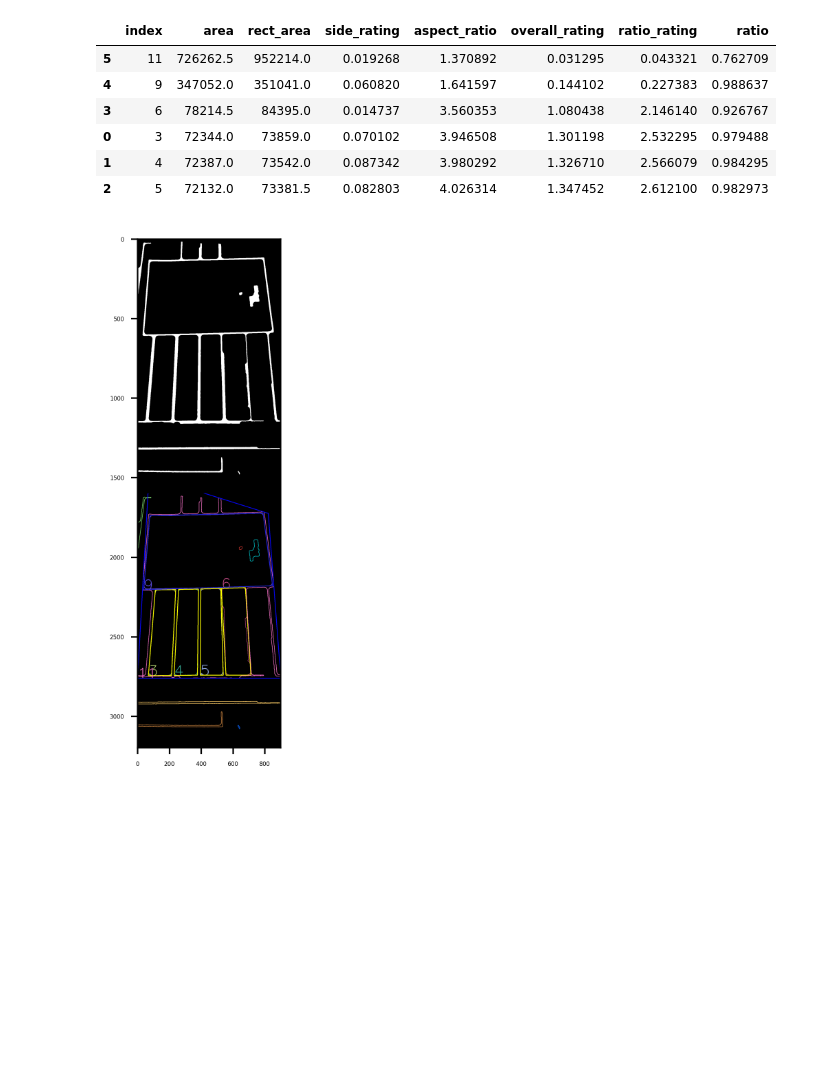
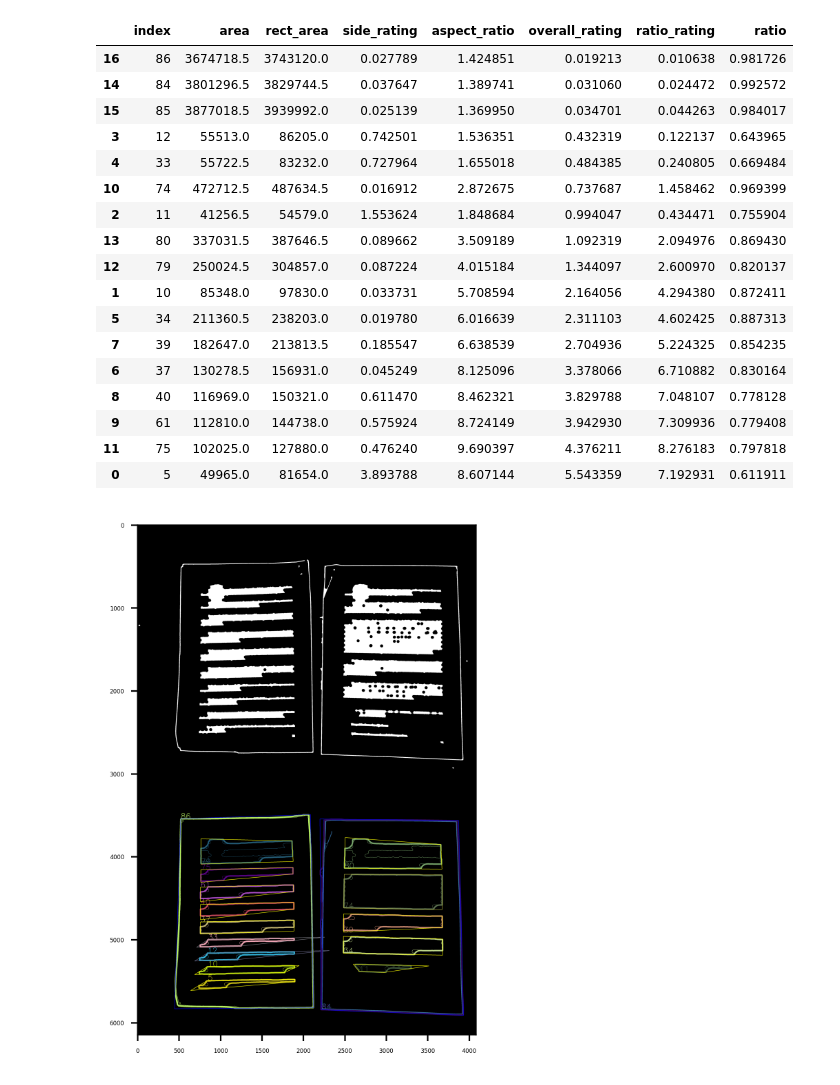
Before and after one commit to FING-PDI-2025/Final-PDI-CurveScan, a Jupyter notebook: src/test.ipynb, the cells around one changed output. Saved outputs shown, nothing was run; the diff lists cells and outputs as text; code cells hidden in the pictures; blank space fills up the shorter version.

Commit message:
Optimize edges by smoothing

```diff
--- a/src/test.ipynb
+++ b/src/test.ipynb
@@ -29,5 +102,5 @@ def lerp_color(color1, color2, t):
 # %%
 good = [34, 35, 37, 38, 60, 80, 83]
-image_path = dataset.images[60]
+image_path = dataset.images[80]
 image = cv.imread(image_path)
-s(image[:, :, ::-1])
+# s(image[:, :, ::-1])
@@ -67,45 +137,6 @@ canny = cv.morphologyEx(canny, cv.MORPH_DILATE, kernel)
 kernel = cv.getStructuringElement(cv.MORPH_ELLIPSE, (35, 35))
 canny = cv.morphologyEx(canny, cv.MORPH_CLOSE, kernel)
 
-# Do connected components, and paint each one in a different color
-# components, labels, stats, centroids = cv.connectedComponentsWithStats(255 - canny)
-# connected_render = np.zeros_like(image)
-# max_area_index = np.argmax(stats[:, cv.CC_STAT_AREA])
-# df = []
-# for i in range(0, components):
-#     x, y, w, h, area = stats[i]
-#     col = color_map(i)  # Default to white if not in color_map
-#     wh = ((labels == i) * 255).astype(np.uint8)
-#     # Find countours on wh
-#     points, heirarchy = cv.findContours(wh, cv.RETR_EXTERNAL, cv.CHAIN_APPROX_SIMPLE)
-#     if len(points) == 0:
-#         points = np.where(wh > 0)
-#         points = np.column_stack((wh[1], wh[0]))
-#         area = len(wh[1])
-#         is_good = True
-#     else:
-#         max_area_idx = np.argmax([cv.contourArea(p) for p in points])
-#         points = points[max_area_idx]
-#         area = cv.contourArea(points)
-#         is_good = np.sum((labels == i)) / area
-#     rect = cv.approxPolyN(points, 4, epsilon_percentage=2)
-#     rect_area = cv.contourArea(rect)
-#     df.append({
-#         'index': i,
-#         'area': area,
-#         'rect_area': rect_area,
-#         'points': points.shape[0],
-#         'is_good': is_good,
-#     })
-#     # if points.shape[0] > 100000:
-#     print(i, area / rect_area, area)
-#
-#     shape = ((labels == i) * 255).astype(np.uint8)
-#     connected_render[labels == i] = col
-#     if i == max_area_index:
-#         print("I: ", i)
-#     connected_render = cv.drawContours(connected_render, [rect], -1, (0, 0, 0), i)
-
 # Connected components doesn't work great because of nested components, E.G. the text.
 
 # Do contour detection on `canny`
@@ -114,11 +145,19 @@ contours, hierarchy = cv.findContours(canny, cv.RETR_LIST, cv.CHAIN_APPROX_SIMPL
 contour_render = np.zeros_like(image)
 for i, contour in enumerate(contours):
     col = np.random.randint(0, 255, size=(3,), dtype=np.uint8)
-    cv.drawContours(contour_render, contours, i, col.tolist(), 2)
     area = cv.contourArea(contour)
     print(contour.shape, area)
+    if area < 150 * 150:
+        continue  # Skip small contours
+    new_contour = smooth_contour(contour)
+    if new_contour is contour:
+        print(f"Failed to smooth contour {i}, area: {area}")
+    contour = new_contour
+    area = cv.contourArea(contour)
     if area < 100 * 100:
         continue  # Skip small contours
+    cv.drawContours(contour_render, contours, i, col.tolist(), 2)
+    cv.drawContours(contour_render, [contour], -1, col.tolist(), 16)
     # Approximate the contour to a polygon
     approx = cv.approxPolyN(contour, 4)
     # Draw the approximated polygon
@@ -173,8 +217,19 @@ df.sort_values(by=['overall_rating'], ascending=True)
 |  | index | area | rect_area | side_rating | aspect_ratio | overall_rating | ratio_rating | ratio |
-| 5 | 11 | 726262.5 | 952214.0 | 0.019268 | 1.370892 | 0.031295 | 0.043321 | 0.762709 |
-| 4 | 9 | 347052.0 | 351041.0 | 0.060820 | 1.641597 | 0.144102 | 0.227383 | 0.988637 |
-| 3 | 6 | 78214.5 | 84395.0 | 0.014737 | 3.560353 | 1.080438 | 2.146140 | 0.926767 |
-| 0 | 3 | 72344.0 | 73859.0 | 0.070102 | 3.946508 | 1.301198 | 2.532295 | 0.979488 |
-| 1 | 4 | 72387.0 | 73542.0 | 0.087342 | 3.980292 | 1.326710 | 2.566079 | 0.984295 |
-| 2 | 5 | 72132.0 | 73381.5 | 0.082803 | 4.026314 | 1.347452 | 2.612100 | 0.982973 |
+| 16 | 86 | 3674718.5 | 3743120.0 | 0.027789 | 1.424851 | 0.019213 | 0.010638 | 0.981726 |
+| 14 | 84 | 3801296.5 | 3829744.5 | 0.037647 | 1.389741 | 0.031060 | 0.024472 | 0.992572 |
+| 15 | 85 | 3877018.5 | 3939992.0 | 0.025139 | 1.369950 | 0.034701 | 0.044263 | 0.984017 |
+| 3 | 12 | 55513.0 | 86205.0 | 0.742501 | 1.536351 | 0.432319 | 0.122137 | 0.643965 |
+| 4 | 33 | 55722.5 | 83232.0 | 0.727964 | 1.655018 | 0.484385 | 0.240805 | 0.669484 |
+| 10 | 74 | 472712.5 | 487634.5 | 0.016912 | 2.872675 | 0.737687 | 1.458462 | 0.969399 |
+| 2 | 11 | 41256.5 | 54579.0 | 1.553624 | 1.848684 | 0.994047 | 0.434471 | 0.755904 |
+| 13 | 80 | 337031.5 | 387646.5 | 0.089662 | 3.509189 | 1.092319 | 2.094976 | 0.869430 |
+| 12 | 79 | 250024.5 | 304857.0 | 0.087224 | 4.015184 | 1.344097 | 2.600970 | 0.820137 |
+| 1 | 10 | 85348.0 | 97830.0 | 0.033731 | 5.708594 | 2.164056 | 4.294380 | 0.872411 |
+| 5 | 34 | 211360.5 | 238203.0 | 0.019780 | 6.016639 | 2.311103 | 4.602425 | 0.887313 |
+| 7 | 39 | 182647.0 | 213813.5 | 0.185547 | 6.638539 | 2.704936 | 5.224325 | 0.854235 |
+| 6 | 37 | 130278.5 | 156931.0 | 0.045249 | 8.125096 | 3.378066 | 6.710882 | 0.830164 |
+| 8 | 40 | 116969.0 | 150321.0 | 0.611470 | 8.462321 | 3.829788 | 7.048107 | 0.778128 |
+| 9 | 61 | 112810.0 | 144738.0 | 0.575924 | 8.724149 | 3.942930 | 7.309936 | 0.779408 |
+| 11 | 75 | 102025.0 | 127880.0 | 0.476240 | 9.690397 | 4.376211 | 8.276183 | 0.797818 |
+| 0 | 5 | 49965.0 | 81654.0 | 3.893788 | 8.607144 | 5.543359 | 7.192931 | 0.611911 |
-[figure, old version]
+[figure, new version]
```
Also changed, not shown: parts of 8 cells of this notebook.
